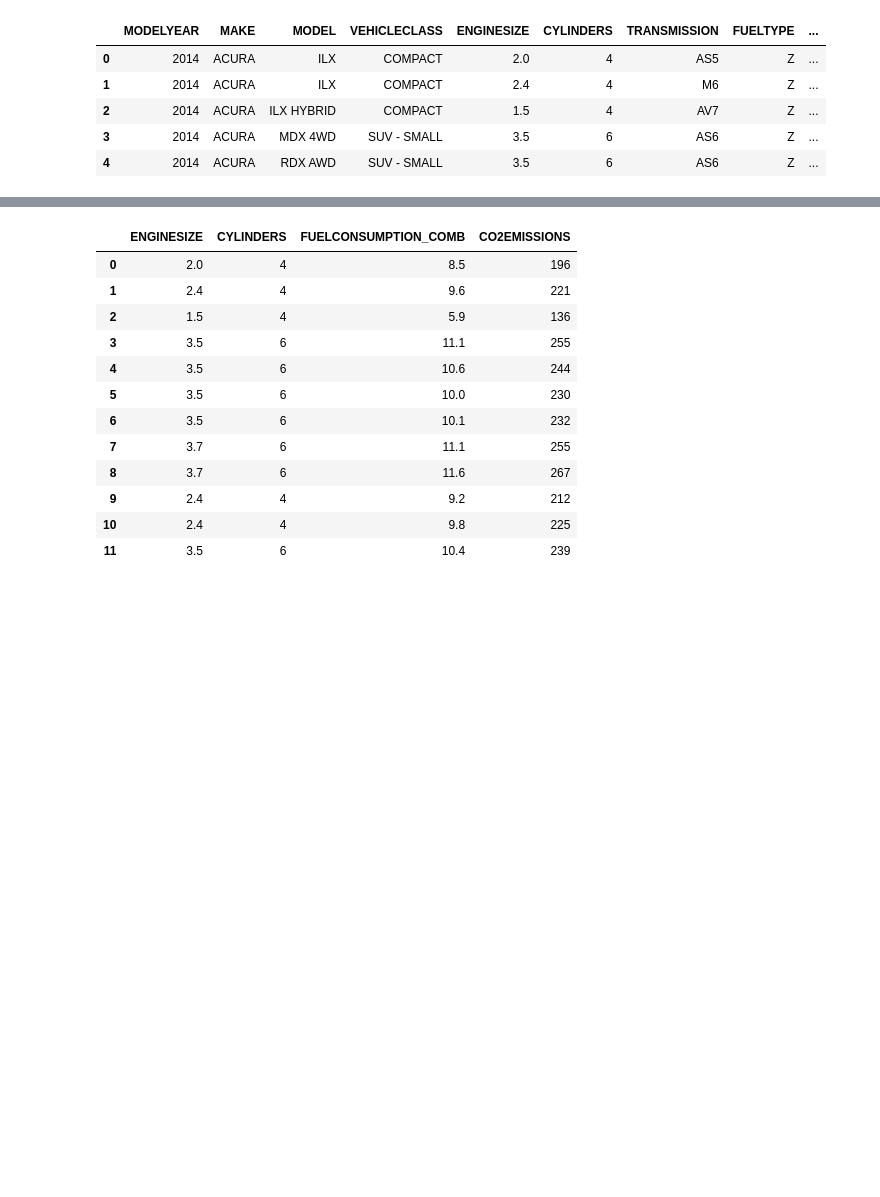
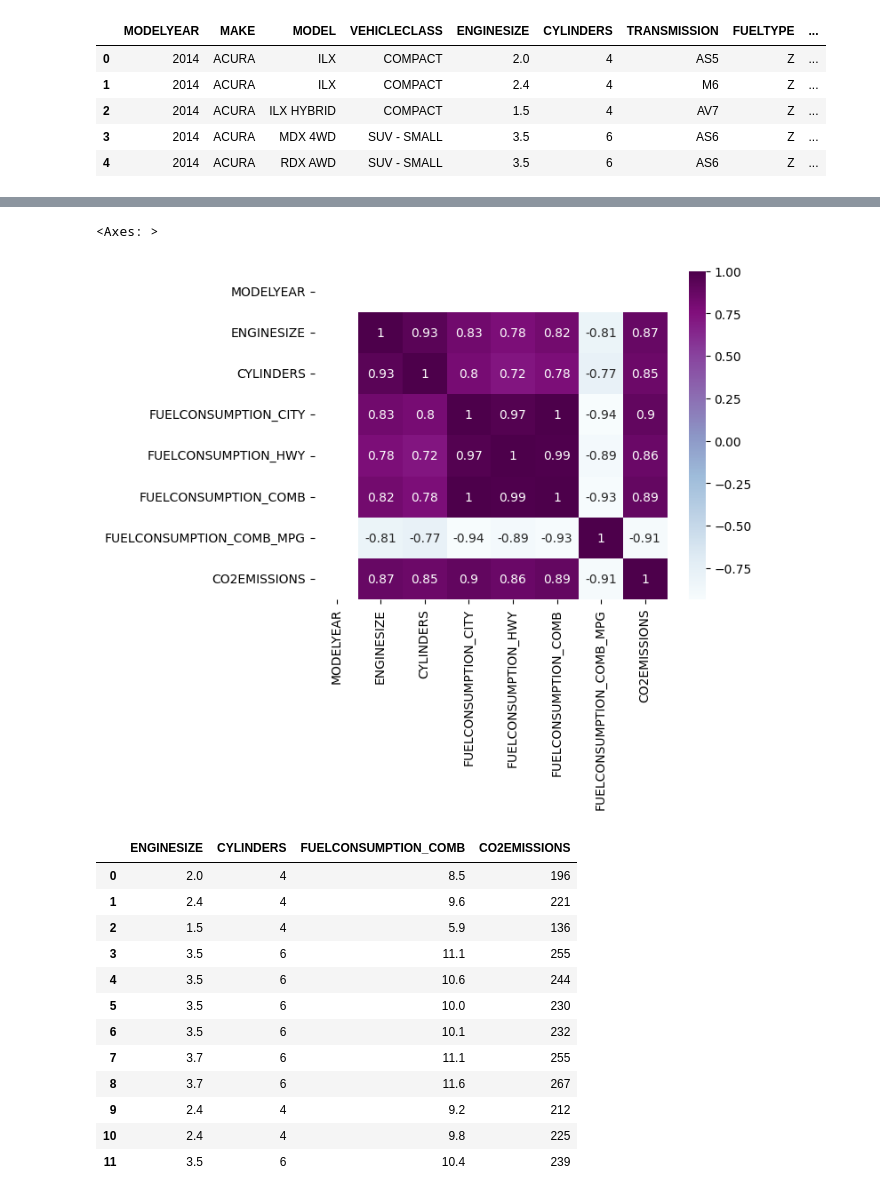
Before and after one commit to Azufendei/Regression-Analysis, a Jupyter notebook: Regression_Analysis.ipynb, the cells around one changed output, grey strips where cells are left out. Cells and saved outputs as stored; diff of their text form; code cells hidden in the pictures; blank space fills up the shorter version.

```diff
--- a/Regression_Analysis.ipynb
+++ b/Regression_Analysis.ipynb
@@ -43,6 +44,11 @@ df.describe()
 | 50% | 2014.0 | 3.400000 | 6.000000 | 12.600000 | 8.800000 | 10.900000 | ... |
 | 75% | 2014.0 | 4.300000 | 8.000000 | 15.550000 | 10.850000 | 13.350000 | ... |
 | max | 2014.0 | 8.400000 | 12.000000 | 30.200000 | 20.500000 | 25.800000 | ... |
+# %%
+sns.heatmap(df.corr(),annot=True,cmap='BuPu')
+# %% [output]
+<Axes: >
+[figure, added]
 # %%
 SF=df[['ENGINESIZE', 'CYLINDERS', 'FUELCONSUMPTION_COMB','CO2EMISSIONS']]
 SF.head(12)
```
Also changed, not shown: parts of 31 cells of this notebook.
